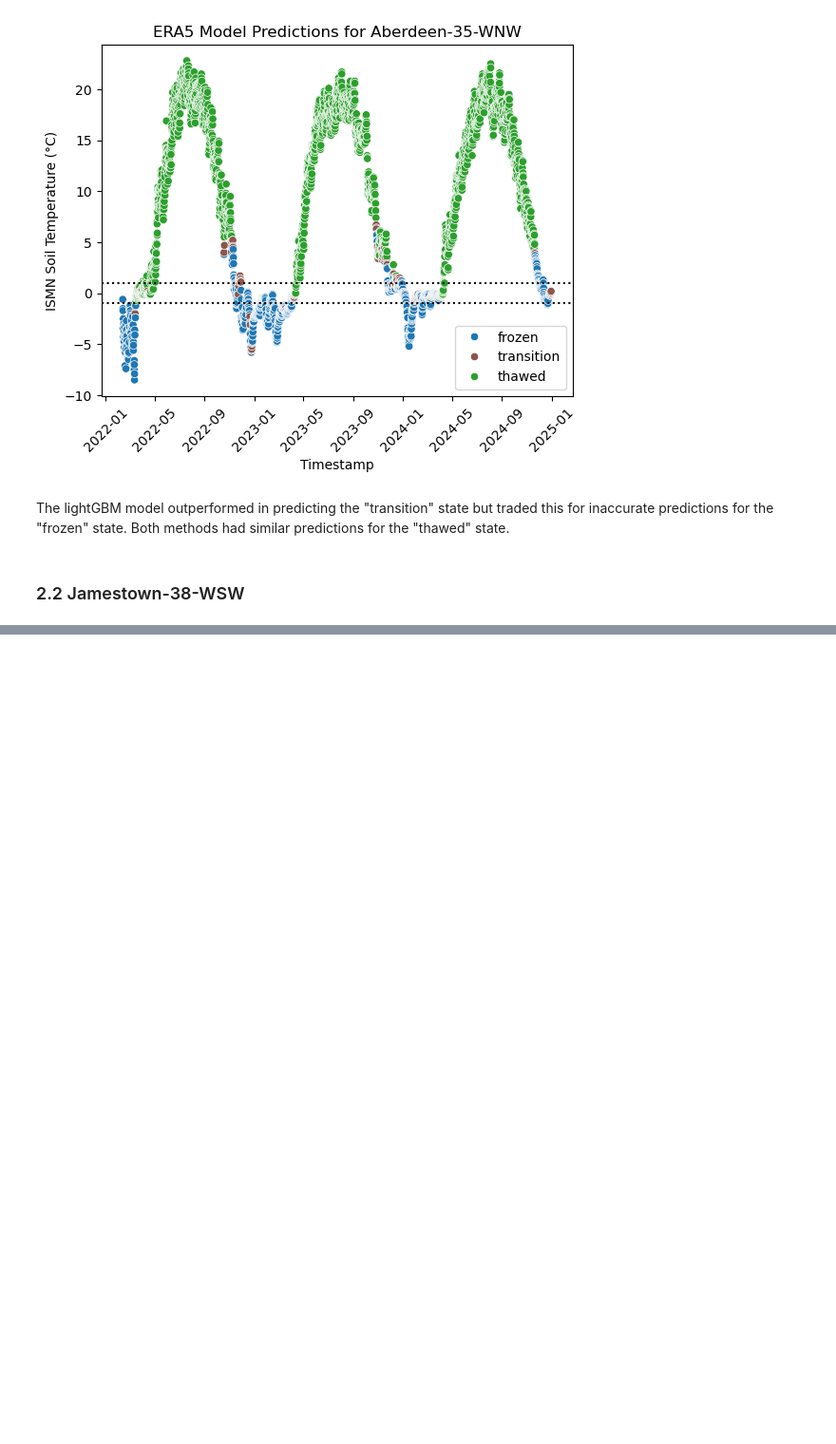
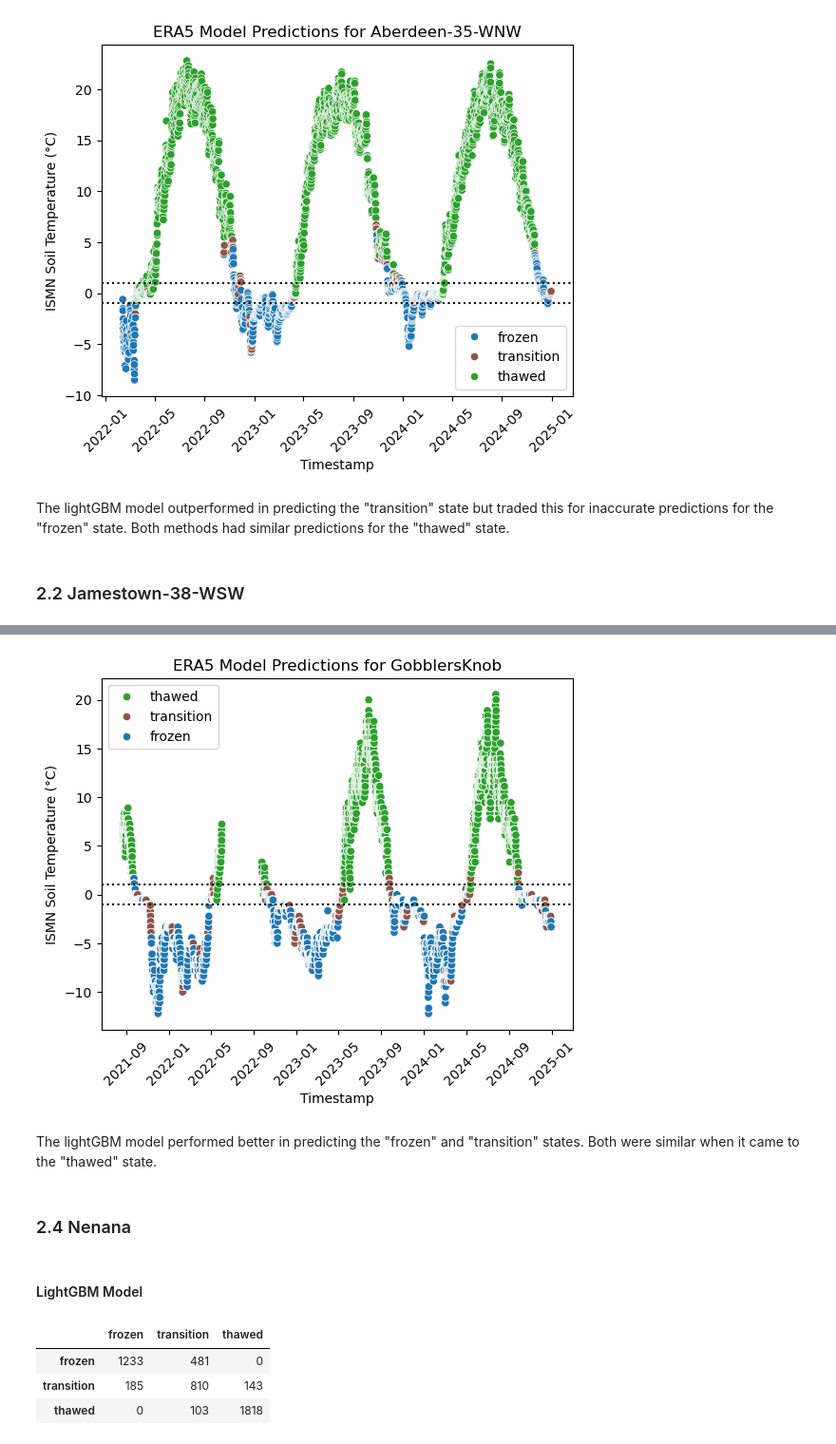
Before and after one commit to gerezk/freeze-thaw-soil-prediction, a Jupyter notebook: notebooks/model_vs_ERA5.ipynb, the cells around one changed output, grey strips where cells are left out. Shown at 95% size. Cells and saved outputs as stored; diff of their text form; code cells hidden in the pictures; blank space fills up the shorter version.

```diff
--- a/notebooks/model_vs_ERA5.ipynb
+++ b/notebooks/model_vs_ERA5.ipynb
@@ -209,0 +303,8 @@ result_df_era5.loc[len(result_df_era5)] = [StationName.ABERDEEN,
+# %%
+axes = plot_predictions(gobblers_knob_plot_df, StationName.GOBBLERS_KNOB, method="era5_pred")
+# %% [output]
+[figure, added]
+# %% [markdown]
+The lightGBM model performed better in predicting the "frozen" and "transition" states. Both were similar when it came to the "thawed" state.
+# %% [markdown]
+### 2.4 Nenana
@@ -209,0 +324,9 @@ result_df_era5.loc[len(result_df_era5)] = [StationName.ABERDEEN,
+# %% [markdown]
+#### LightGBM Model
+# %%
+formatted_cm(nenana_results.y_true, nenana_results.lgb_results.y_pred, c.CLASSES)
+# %% [output]
+|  | frozen | transition | thawed |
+| frozen | 1233 | 481 | 0 |
+| transition | 185 | 810 | 143 |
+| thawed | 0 | 103 | 1818 |
```
Also changed, not shown: parts of 79 cells of this notebook.
